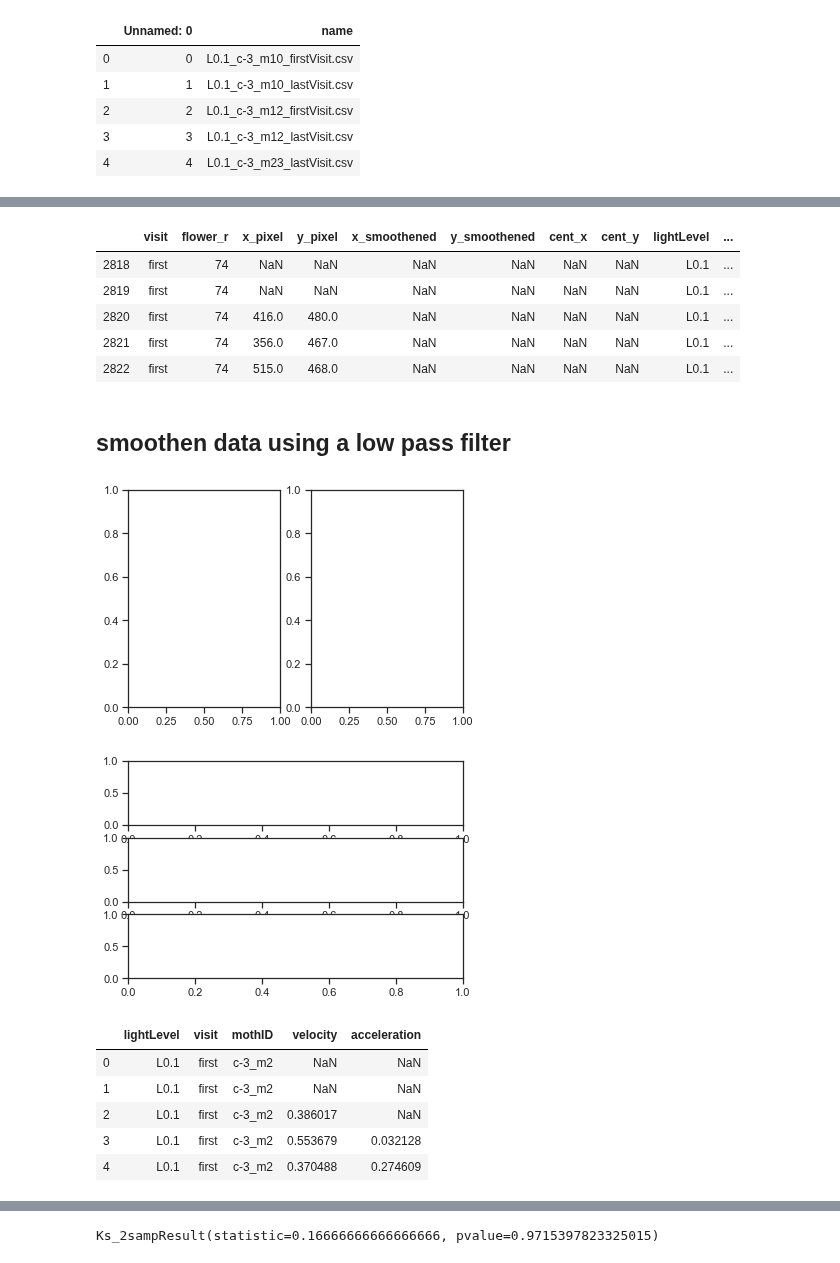
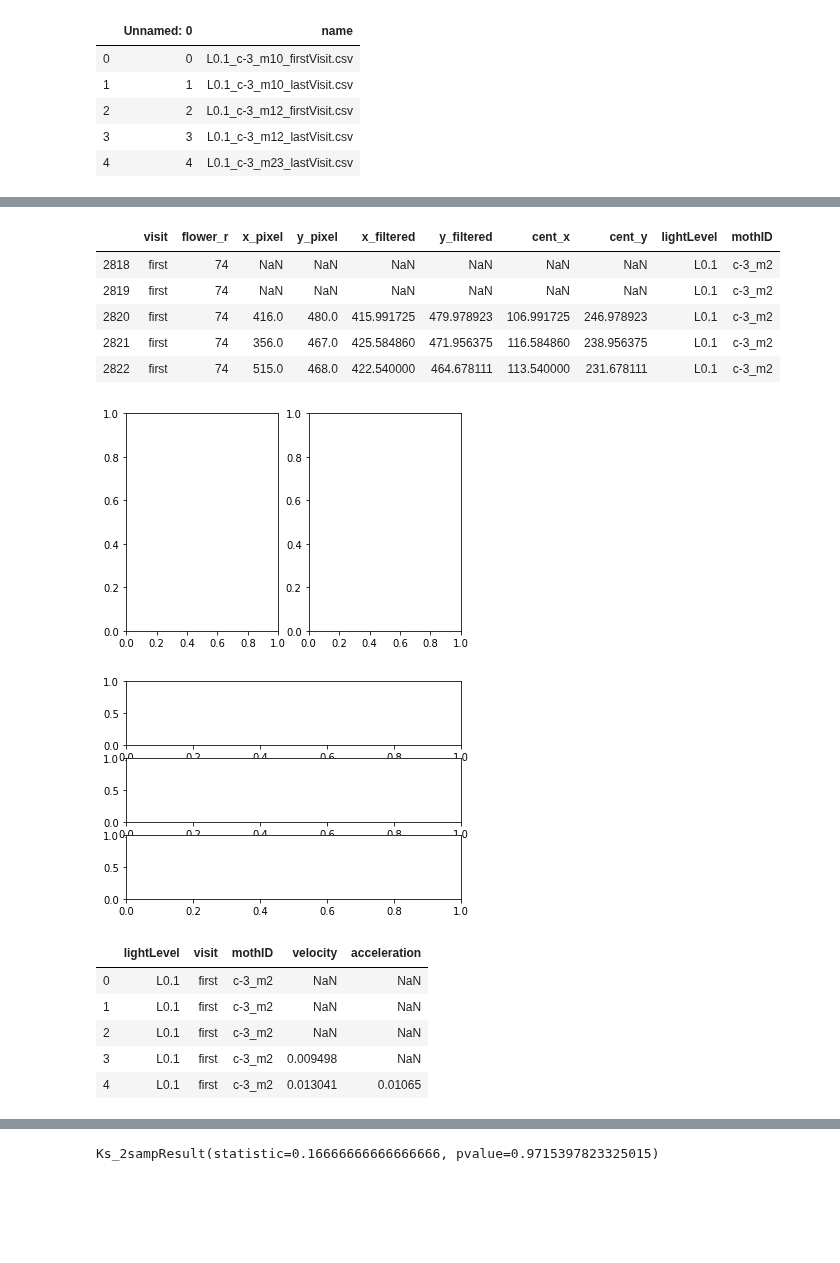
Before and after one commit to itsMahad/ManducaMultiSenseFeeding, a Jupyter notebook: M_Step2b_Kinematics_Analysis-MothCentricVelocity.ipynb, the cells around one changed output, grey strips where cells are left out. Cells and saved outputs as stored; diff of their text form; code cells hidden in the pictures; blank space fills up the shorter version.

```diff
--- a/M_Step2b_Kinematics_Analysis-MothCentricVelocity.ipynb
+++ b/M_Step2b_Kinematics_Analysis-MothCentricVelocity.ipynb
@@ -15,7 +15,7 @@ import glob
 # %%
 # load centroid file wih distance and centroid data
 
-df = pd.read_csv('./dataFolders/Output/KinematicAnalysis_v5/CentroidAndDistanceData.csv')
+df = pd.read_csv('./dataFolders/Output/KinematicAnalysis_Final/LowPassFiltered_CentroidAndDistanceData.csv')
 df.head()
 # %% [output]
 |  | Unnamed: 0 | Unnamed: 0.1 | name | visit | flower_r | flower_x | flower_y | x | y | x_pixel | ... |
@@ -66,11 +66,9 @@ df_use = df_use.drop(columns = ['Unnamed: 0', 'Unnamed: 0.1',
 # %%
 df_use.head()
 # %% [output]
-|  | visit | flower_r | x_pixel | y_pixel | x_smoothened | y_smoothened | cent_x | cent_y | lightLevel | ... |
-| 2818 | first | 74 | NaN | NaN | NaN | NaN | NaN | NaN | L0.1 | ... |
-| 2819 | first | 74 | NaN | NaN | NaN | NaN | NaN | NaN | L0.1 | ... |
-| 2820 | first | 74 | 416.0 | 480.0 | NaN | NaN | NaN | NaN | L0.1 | ... |
-| 2821 | first | 74 | 356.0 | 467.0 | NaN | NaN | NaN | NaN | L0.1 | ... |
-| 2822 | first | 74 | 515.0 | 468.0 | NaN | NaN | NaN | NaN | L0.1 | ... |
+|  | visit | flower_r | x_pixel | y_pixel | x_filtered | y_filtered | cent_x | cent_y | lightLevel | mothID |
+| 2818 | first | 74 | NaN | NaN | NaN | NaN | NaN | NaN | L0.1 | c-3_m2 |
+| 2819 | first | 74 | NaN | NaN | NaN | NaN | NaN | NaN | L0.1 | c-3_m2 |
+| 2820 | first | 74 | 416.0 | 480.0 | 415.991725 | 479.978923 | 106.991725 | 246.978923 | L0.1 | c-3_m2 |
+| 2821 | first | 74 | 356.0 | 467.0 | 425.584860 | 471.956375 | 116.584860 | 238.956375 | L0.1 | c-3_m2 |
+| 2822 | first | 74 | 515.0 | 468.0 | 422.540000 | 464.678111 | 113.540000 | 231.678111 | L0.1 | c-3_m2 |
-# %% [markdown]
-## smoothen data using a low pass filter
@@ -134,14 +75,16 @@ def filterTimeseries(test, lowF):
 # %%
-outfig = r'./dataFolders/Output/KinematicAnalysis_v5/Figures/IndividualMoths/LowPass_filteredPosition/'
+outfig = r'./dataFolders/Output/KinematicAnalysis_Final/Figures/IndividualMoths/LowPass_filteredPosition/'
 # %%
 def figureFiltered(original, filtered, ax):
     ax = ax.ravel()
 
     ax[0].plot(original.x_pixel)
     ax[0].plot(filtered.x)
+    ax[0].set_title('x position (cm)')
 
     ax[1].plot(original.y_pixel)
     ax[1].plot(filtered.y)
+    ax[1].set_title('y position (cm)')
 # %%
 velocity = []
 acceleration = []
@@ -157,9 +100,9 @@ ax1 = ax1.ravel()
 for l, light_sub in df_use.groupby('lightLevel'):
     for v, visit_sub in light_sub.groupby('visit'):
         for m, moth_sub in visit_sub.groupby('mothID'):
-            lowF = 18
 
-            filtered = filterTimeseries(moth_sub, 18)
+            filtered = pd.DataFrame({'x': moth_sub.x_filtered*2.5/moth_sub.flower_r ,
+                                    'y': moth_sub.y_filtered*2.5/moth_sub.flower_r})
 
             figureFiltered(moth_sub, filtered, ax0)
             f0.savefig(outfig + m + '.pdf')
@@ -172,37 +115,40 @@ for l, light_sub in df_use.groupby('lightLevel'):
             x_vel = np.gradient(filtered.x)
             x_acc = np.gradient(x_vel)
             y_vel = np.gradient(filtered.y)
             y_acc = np.gradient(y_vel)
             filtered.index = filtered.index*1/100
 
             vel = np.sqrt(x_vel**2 + y_vel**2)
             acc = np.sqrt(x_acc**2 + y_acc**2)
 
             light.extend([l]*len(vel))
             visit.extend([v]*len(vel))
             mothID.extend([m]*len(vel))
             velocity.extend(vel)
             acceleration.extend(acc)
 
             # plot shit
             ax1[0].plot(filtered.x)
             ax1[0].plot(filtered.y)
+            ax1[0].set_ylabel('position (cm)')
 
             ax1[1].plot(x_vel)
             ax1[1].plot(y_vel)
             ax1[1].plot(vel, alpha = 0.5)
+            ax1[1].set_ylabel('velocity\n ($x^{-2} cm/s$)')
 
             ax1[2].plot(x_acc)
             ax1[2].plot(y_acc)
             ax1[2].plot(acc, alpha = 0.5)
+            ax1[2].set_ylabel('acceleration\n ($x^{-4} cm/s^2$)')
 
-            f1.savefig('./dataFolders/Output/KinematicAnalysis_v5/Figures/velocity/v1/' +
-                    l + '_' + m + '_' + v + '_velocity.pdf')
+            f1.savefig('./dataFolders/Output/KinematicAnalysis_Final/Figures/velocity/' +
+                    l + '_' + m + '_' + v + '_velocity.pdf', bbox_inches = 'tight')
             for axes in ax1:
                 axes.cla()
 # %% [output]
-[figure, old version]
+[figure, new version]
-[figure, old version]
+[figure, new version]
 # %%
 final = pd.DataFrame({'lightLevel': light,
                      'visit': visit,
@@ -215,9 +161,9 @@ final.head()
 |  | lightLevel | visit | mothID | velocity | acceleration |
 | 0 | L0.1 | first | c-3_m2 | NaN | NaN |
 | 1 | L0.1 | first | c-3_m2 | NaN | NaN |
-| 2 | L0.1 | first | c-3_m2 | 0.386017 | NaN |
-| 3 | L0.1 | first | c-3_m2 | 0.553679 | 0.032128 |
-| 4 | L0.1 | first | c-3_m2 | 0.370488 | 0.274609 |
+| 2 | L0.1 | first | c-3_m2 | NaN | NaN |
+| 3 | L0.1 | first | c-3_m2 | 0.009498 | NaN |
+| 4 | L0.1 | first | c-3_m2 | 0.013041 | 0.01065 |
 # %%
 mothID = []
 visit = []
```
Also changed, not shown: parts of 15 cells of this notebook, 24 other files.
